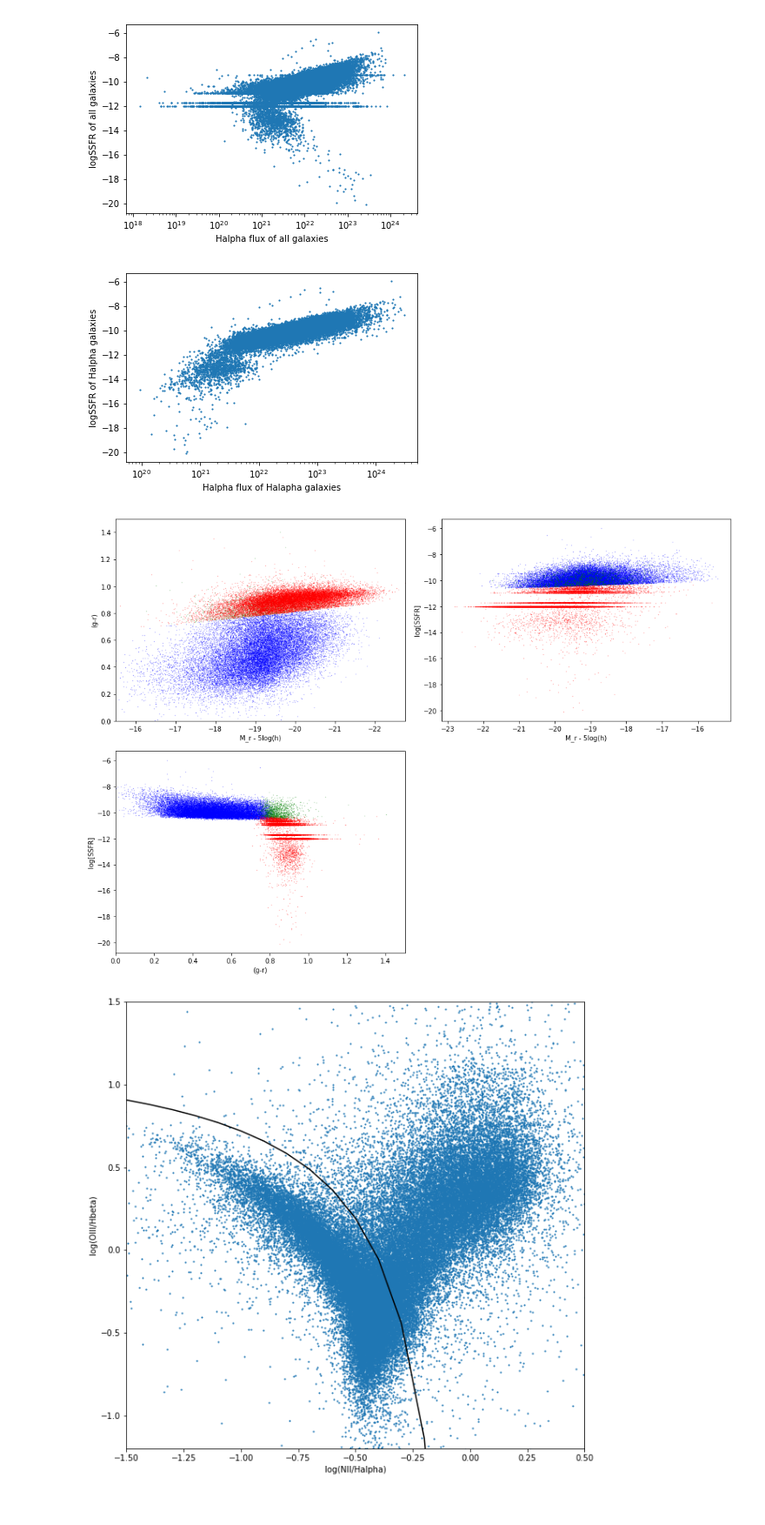
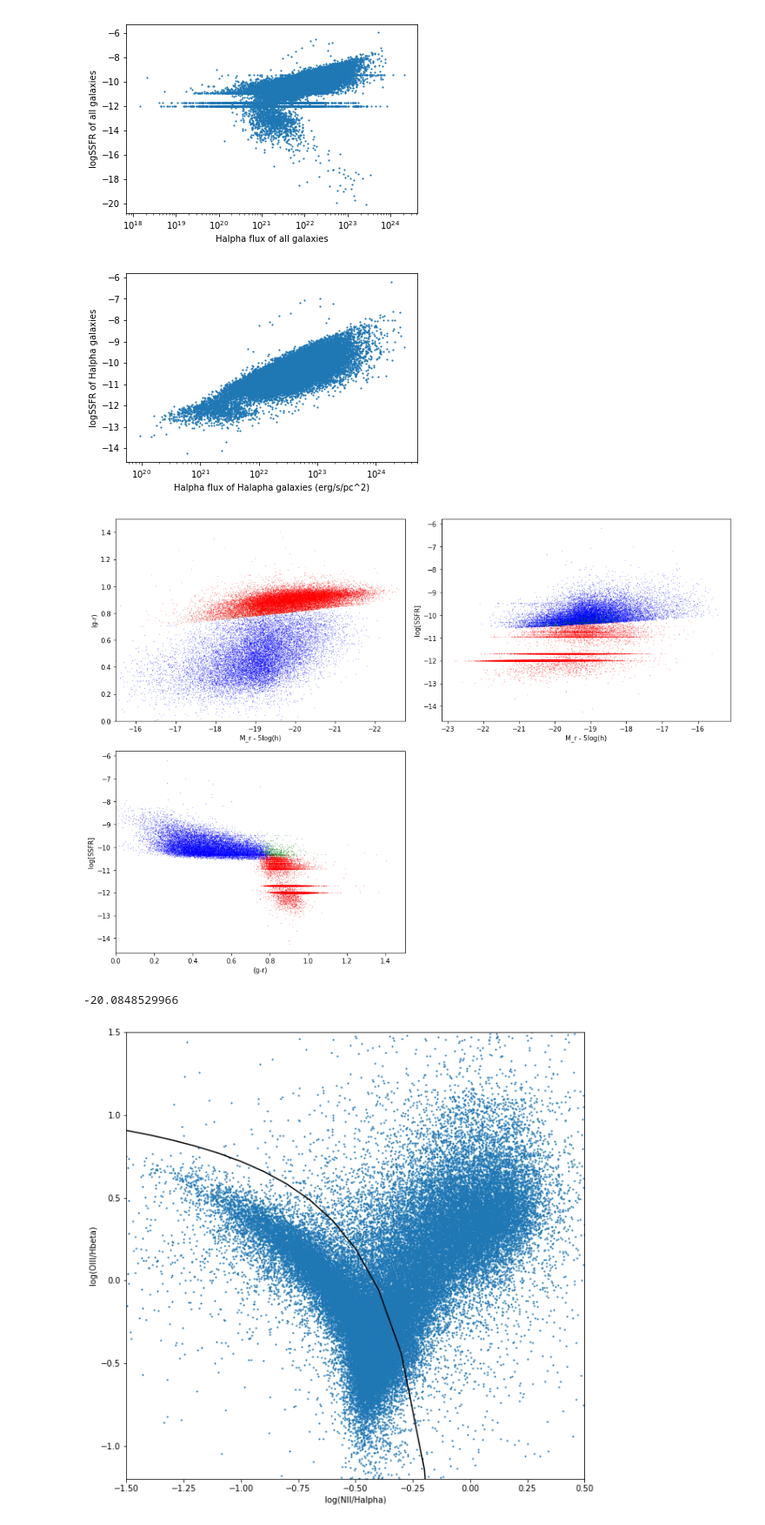
Before and after one commit to jaotter/Otter-Research-2017, a Jupyter notebook: early_late_classification.ipynb, the cells around one changed output. Shown at 87% size. Saved outputs shown, nothing was run; the diff lists cells and outputs as text; code cells hidden in the pictures.

Commit message:
removed dust correction for SFR calculation, added magnitude limit calculation

```diff
--- a/early_late_classification.ipynb
+++ b/early_late_classification.ipynb
@@ -90,8 +90,8 @@ for i in np.arange(pfeatures.size):
             sfr_ind = bisect.bisect_left(D4000_bins, D4000[i])-1 #using bins to calculate SFR
             logSSFR = SSFR_bins[sfr_ind]
         else:
-            LHA_c = LHA*(((LHA/LHB)/2.8)**2.36) #corrected HA luminosity from Spindler et. al. 2017
-            SFR = LHA_c.value/(10.**41.1)   #SFR calculuted using Halpha flux from Spindler et al 2017
+            #LHA_c = LHA*(((LHA/LHB)/2.8)**2.36) #corrected HA luminosity from Spindler et. al. 2017
+            SFR = LHA.value/(10.**41.1)   #SFR calculuted using Halpha flux from Spindler et al 2017
             stell_mass = mass[i]*(h**2)
             logSSFR = math.log(SFR/stell_mass, 10)
             HalphaSFR.append(logSSFR)
@@ -148,14 +134,14 @@ plt.show()
 # %%
 plot2 = plt.figure()
 plt.scatter(HalphaFlux, HalphaSFR, marker = '.', s=5) #this only plots galaxies which have their SFR calculated with Halpha
 #plt.xlim(-1.5,0.5)
 #plt.ylim(-1.2,1.5)
 plt.xscale('log')
 plt.ylabel('logSSFR of Halpha galaxies')
-plt.xlabel('Halpha flux of Halapha galaxies')
+plt.xlabel('Halpha flux of Halapha galaxies (erg/s/pc^2)')
 plt.show()
 # %% [output]
-[figure, old version]
+[figure, new version]
 # %%
 fig = plt.figure(figsize=(14,10))
 
@@ -198,7 +184,16 @@ ax3.set_xlim(0,1.5)
 plt.tight_layout()
 plt.show()
 # %% [output]
-[figure, old version]
+[figure, new version]
+# %%
+#Magnitude limit calculation
+z_lim = 0.06
+d = cosmo.luminosity_distance(z_lim).to(u.pc)
+m = 17
+M = m - 5*math.log(d.value,10) + 5
+print M
+# %% [output]
+-20.0848529966
 # %%
 fig2 = plt.figure(figsize=(10,10))
 
```
Also changed, not shown: parts of 2 cells of this notebook.
